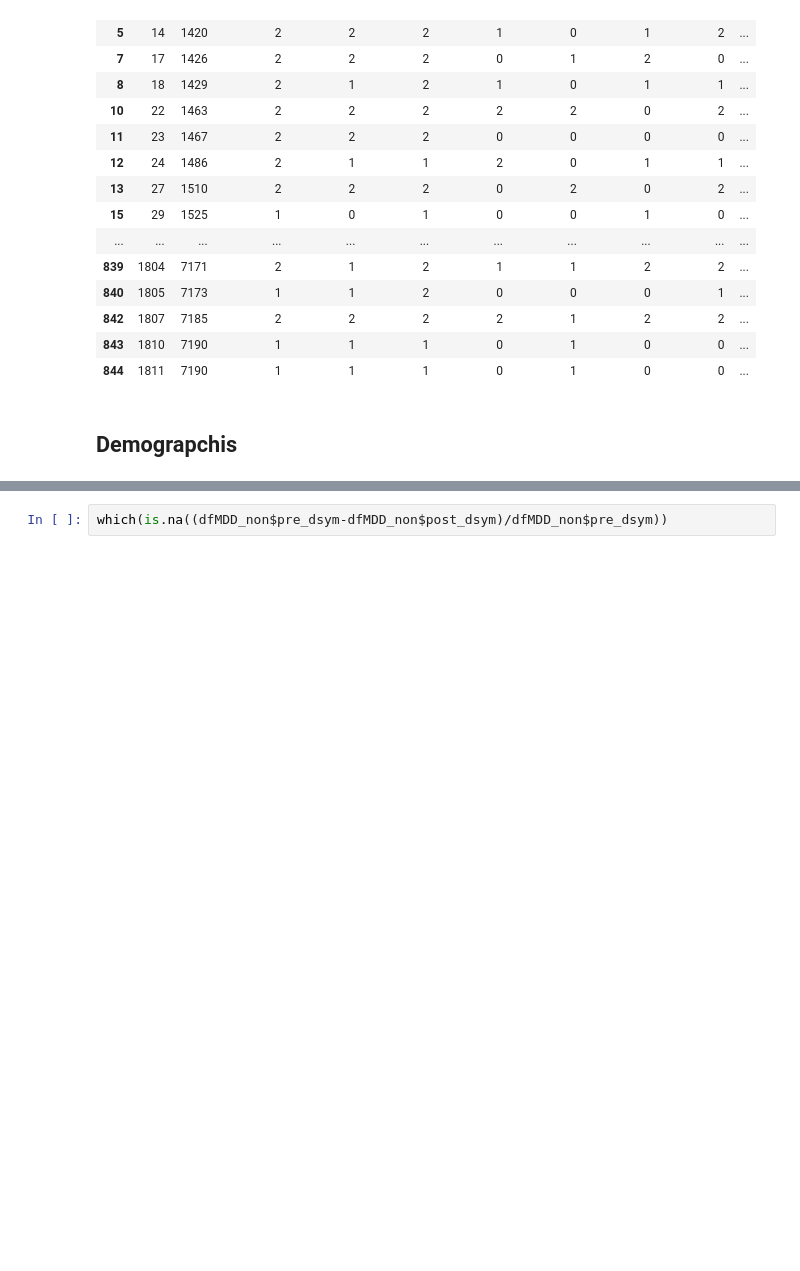
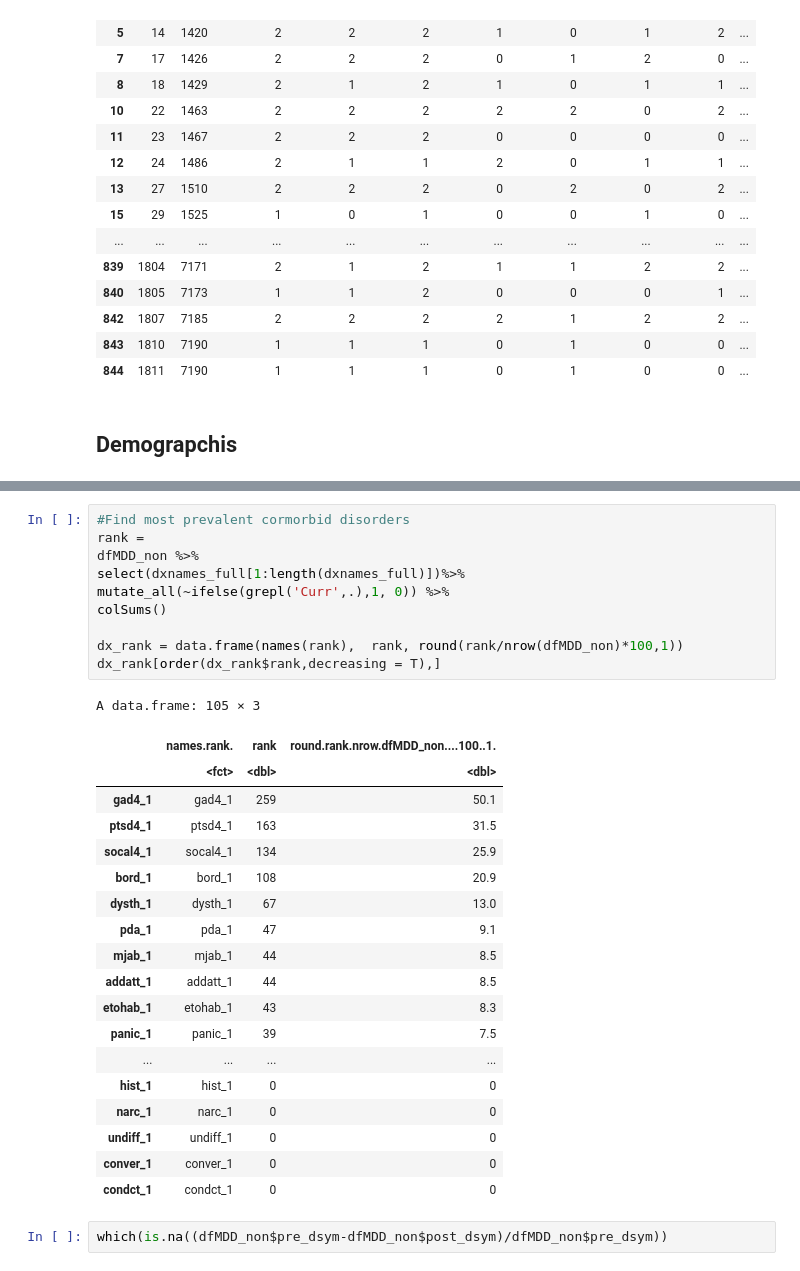
Before and after one commit to sin-ying-lin/phpTxOutcome, a Jupyter notebook: Code/50% Improvement Non depressive symptom responders.ipynb, the cells around one changed output, grey strips where cells are left out. Cells and saved outputs as stored; diff of their text form; blank space fills up the shorter version.

```diff
--- a/Code/50% Improvement Non depressive symptom responders.ipynb
+++ b/Code/50% Improvement Non depressive symptom responders.ipynb
@@ -194,3 +252,33 @@ Completed graduate/professional school
+# %%
+#Find most prevalent cormorbid disorders
+rank =
+dfMDD_non %>%
+select(dxnames_full[1:length(dxnames_full)])%>%
+mutate_all(~ifelse(grepl('Curr',.),1, 0)) %>%
+colSums()
+
+dx_rank = data.frame(names(rank),  rank, round(rank/nrow(dfMDD_non)*100,1))
+dx_rank[order(dx_rank$rank,decreasing = T),]
+# %% [output]
+A data.frame: 105 × 3
+|  | names.rank. | rank | round.rank.nrow.dfMDD_non....100..1. |
+|  | <fct> | <dbl> | <dbl> |
+| gad4_1 | gad4_1 | 259 | 50.1 |
+| ptsd4_1 | ptsd4_1 | 163 | 31.5 |
+| socal4_1 | socal4_1 | 134 | 25.9 |
+| bord_1 | bord_1 | 108 | 20.9 |
+| dysth_1 | dysth_1 | 67 | 13.0 |
+| pda_1 | pda_1 | 47 | 9.1 |
+| mjab_1 | mjab_1 | 44 | 8.5 |
+| addatt_1 | addatt_1 | 44 | 8.5 |
+| etohab_1 | etohab_1 | 43 | 8.3 |
+| panic_1 | panic_1 | 39 | 7.5 |
+| ... | ... | ... | ... |
+| hist_1 | hist_1 | 0 | 0 |
+| narc_1 | narc_1 | 0 | 0 |
+| undiff_1 | undiff_1 | 0 | 0 |
+| conver_1 | conver_1 | 0 | 0 |
+| condct_1 | condct_1 | 0 | 0 |
 # %%
 which(is.na((dfMDD_non$pre_dsym-dfMDD_non$post_dsym)/dfMDD_non$pre_dsym))
 # %% [output]
```
Also changed, not shown: parts of 5 cells of this notebook, 1 other file.
